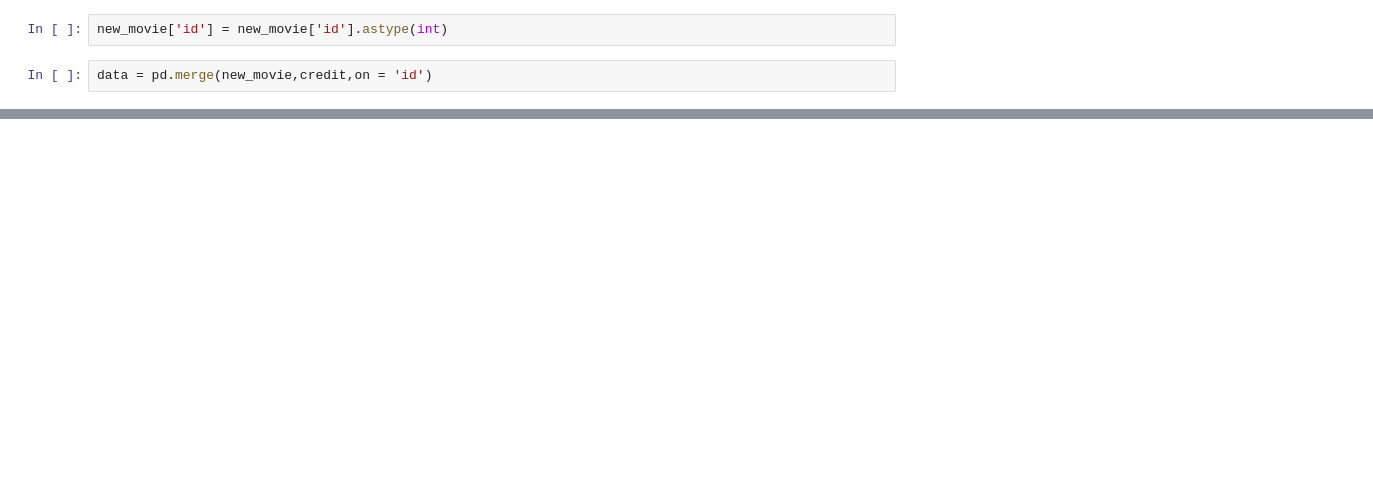
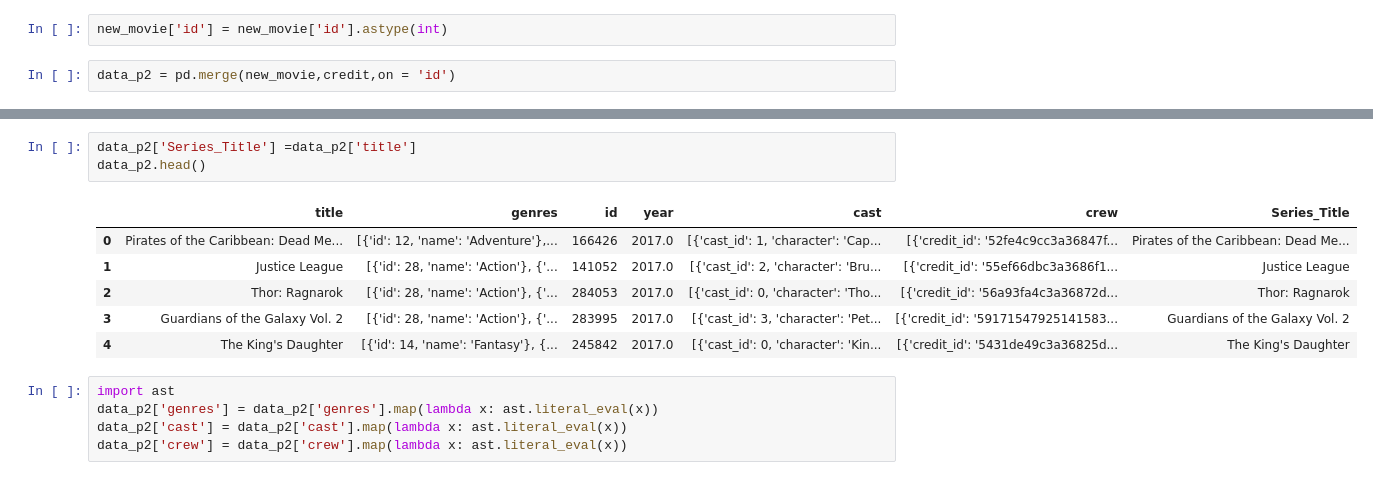
Before and after one commit to MudassirABBASSi/Recommendation-System-, a Jupyter notebook: Netflix_Movie_Recommendation_System.ipynb, the cells around one changed output, grey strips where cells are left out. Drawn from its saved outputs; the diff is of its cells as text; blank space fills up the shorter version.

```diff
--- a/Netflix_Movie_Recommendation_System.ipynb
+++ b/Netflix_Movie_Recommendation_System.ipynb
@@ -171,4 +203,4 @@ new_movie.head()
 # %%
 new_movie['id'] = new_movie['id'].astype(int)
 # %%
-data = pd.merge(new_movie,credit,on = 'id')
+data_p2 = pd.merge(new_movie,credit,on = 'id')
@@ -174,0 +216,15 @@ data = pd.merge(new_movie,credit,on = 'id')
+# %%
+data_p2['Series_Title'] =data_p2['title']
+data_p2.head()
+# %% [output]
+|  | title | genres | id | year | cast | crew | Series_Title |
+| 0 | Pirates of the Caribbean: Dead Me... | [{'id': 12, 'name': 'Adventure'},... | 166426 | 2017.0 | [{'cast_id': 1, 'character': 'Cap... | [{'credit_id': '52fe4c9cc3a36847f... | Pirates of the Caribbean: Dead Me... |
+| 1 | Justice League | [{'id': 28, 'name': 'Action'}, {'... | 141052 | 2017.0 | [{'cast_id': 2, 'character': 'Bru... | [{'credit_id': '55ef66dbc3a3686f1... | Justice League |
+| 2 | Thor: Ragnarok | [{'id': 28, 'name': 'Action'}, {'... | 284053 | 2017.0 | [{'cast_id': 0, 'character': 'Tho... | [{'credit_id': '56a93fa4c3a36872d... | Thor: Ragnarok |
+| 3 | Guardians of the Galaxy Vol. 2 | [{'id': 28, 'name': 'Action'}, {'... | 283995 | 2017.0 | [{'cast_id': 3, 'character': 'Pet... | [{'credit_id': '59171547925141583... | Guardians of the Galaxy Vol. 2 |
+| 4 | The King's Daughter | [{'id': 14, 'name': 'Fantasy'}, {... | 245842 | 2017.0 | [{'cast_id': 0, 'character': 'Kin... | [{'credit_id': '5431de49c3a36825d... | The King's Daughter |
+# %%
+import ast
+data_p2['genres'] = data_p2['genres'].map(lambda x: ast.literal_eval(x))
+data_p2['cast'] = data_p2['cast'].map(lambda x: ast.literal_eval(x))
+data_p2['crew'] = data_p2['crew'].map(lambda x: ast.literal_eval(x))
```
Also changed, not shown: parts of 30 cells of this notebook.
